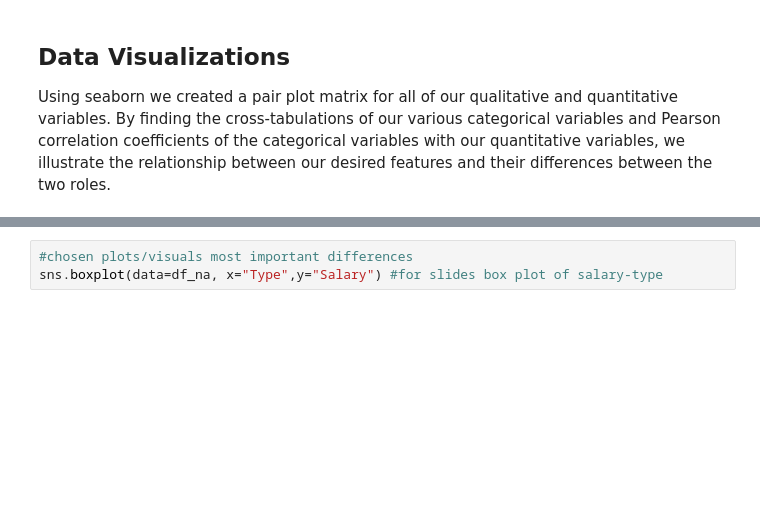
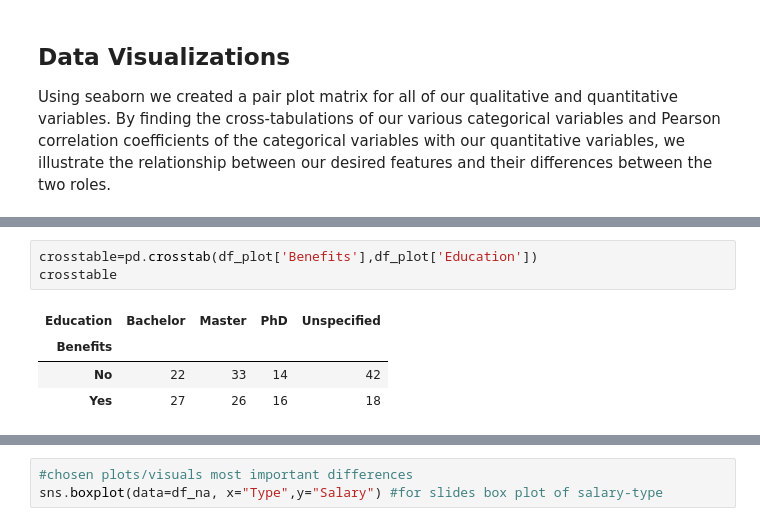
Before and after one commit to clwchanx/STA-141B, a Jupyter notebook: Data Visualizations (seaborn pairs and specific visuals) & Data Collection.ipynb, the cells around one changed output, grey strips where cells are left out. Drawn from its saved outputs; the diff is of its cells as text; blank space fills up the shorter version.

```diff
--- a/Data Visualizations (seaborn pairs and specific visuals) & Data Collection.ipynb
+++ b/Data Visualizations (seaborn pairs and specific visuals) & Data Collection.ipynb
@@ -316,0 +308,8 @@ crosstable
+# %%
+crosstable=pd.crosstab(df_plot['Benefits'],df_plot['Education'])
+crosstable
+# %% [output]
+| Education | Bachelor | Master | PhD | Unspecified |
+| Benefits |  |  |  |  |
+| No | 22 | 33 | 14 | 42 |
+| Yes | 27 | 26 | 16 | 18 |
```
Also changed, not shown: parts of 12 cells of this notebook.
